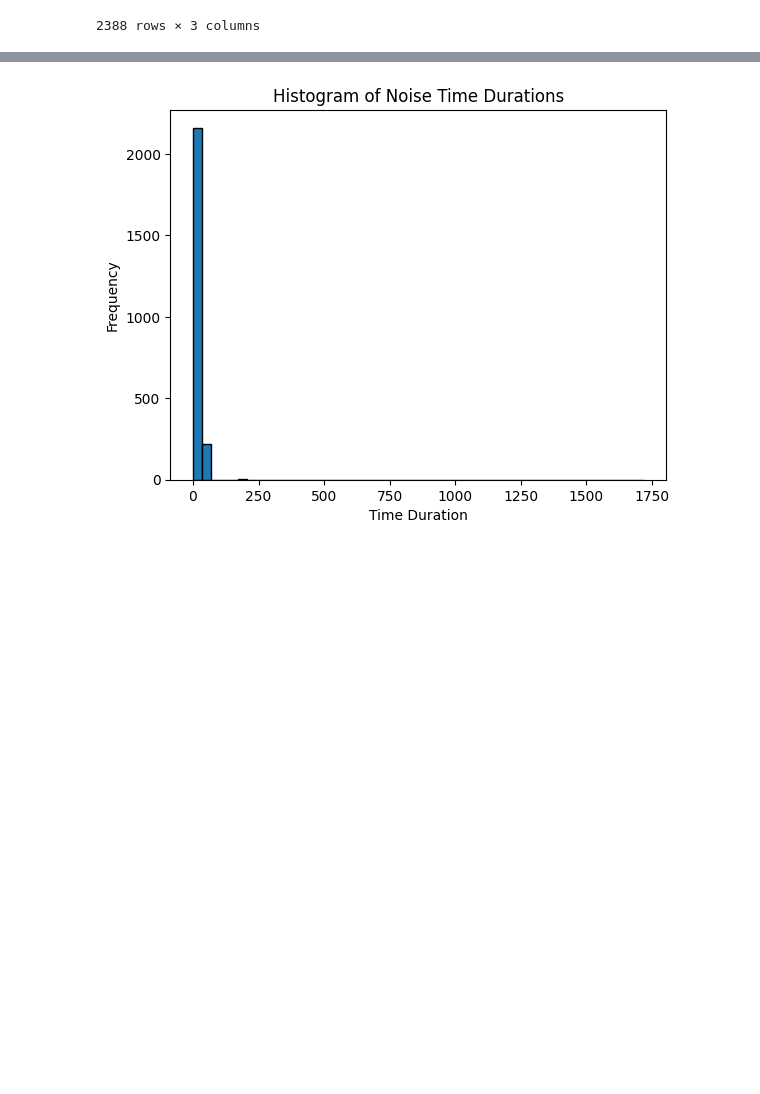
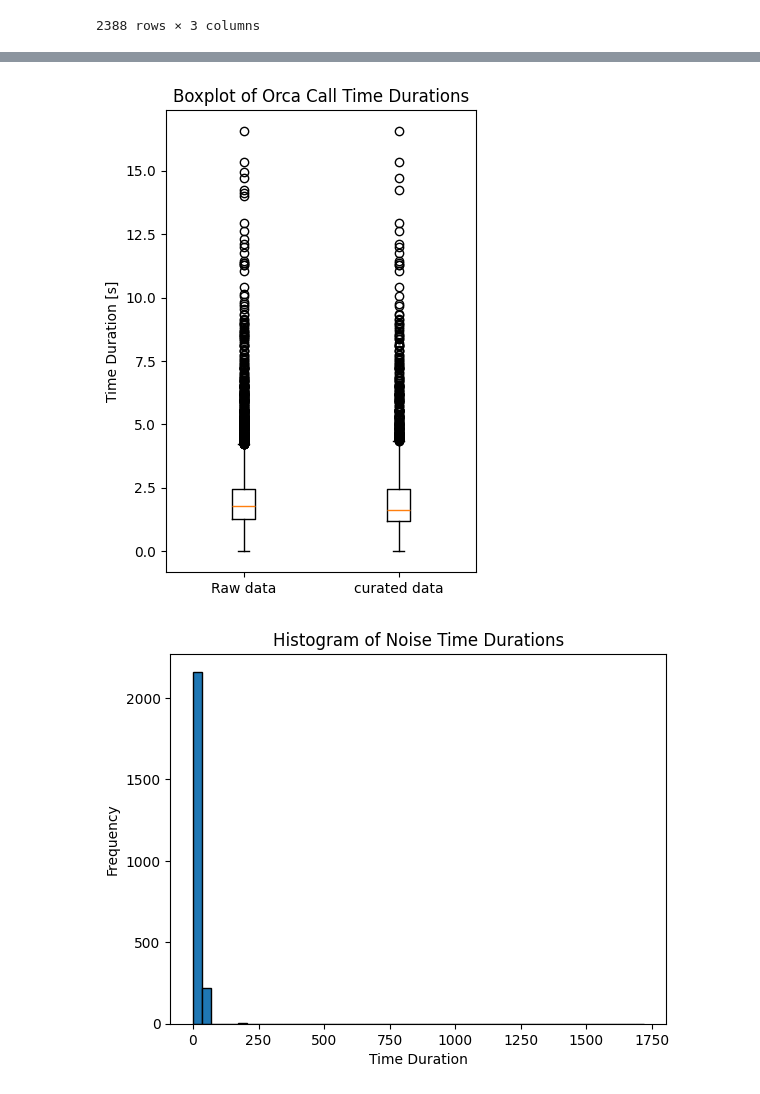
Before and after one commit to Denolle-Lab/OrcaSeis, a Jupyter notebook: data_cleaning.ipynb, the cells around one changed output, grey strips where cells are left out. Saved outputs shown, nothing was run; the diff lists cells and outputs as text; code cells hidden in the pictures; blank space fills up the shorter version.

```diff
--- a/data_cleaning.ipynb
+++ b/data_cleaning.ipynb
@@ -287,3 +305,15 @@ plt.show()
+# %%
+# Make a boxplot of the orca call durations
+plt.figure(figsize=(4, 6))
+plt.boxplot([orca_durations_list, orca_durations_list_processed], labels=['Raw data', 'curated data'])
+# plt.boxplot(orca_durations_list_processed, labels=['Curated data'])
+plt.title('Boxplot of Orca Call Time Durations')
+plt.ylabel('Time Duration [s]')
+# plt.ylim(0, 10)
+
+plt.show()
+# %% [output]
+[figure, added]
 # %%
 # SEEING HISTOGRAM FOR TIME DURATIONS OF ORCA CALLS
 noise_durations = pd.DataFrame()
```
Also changed, not shown: parts of 1 cell of this notebook, 2 other files.
